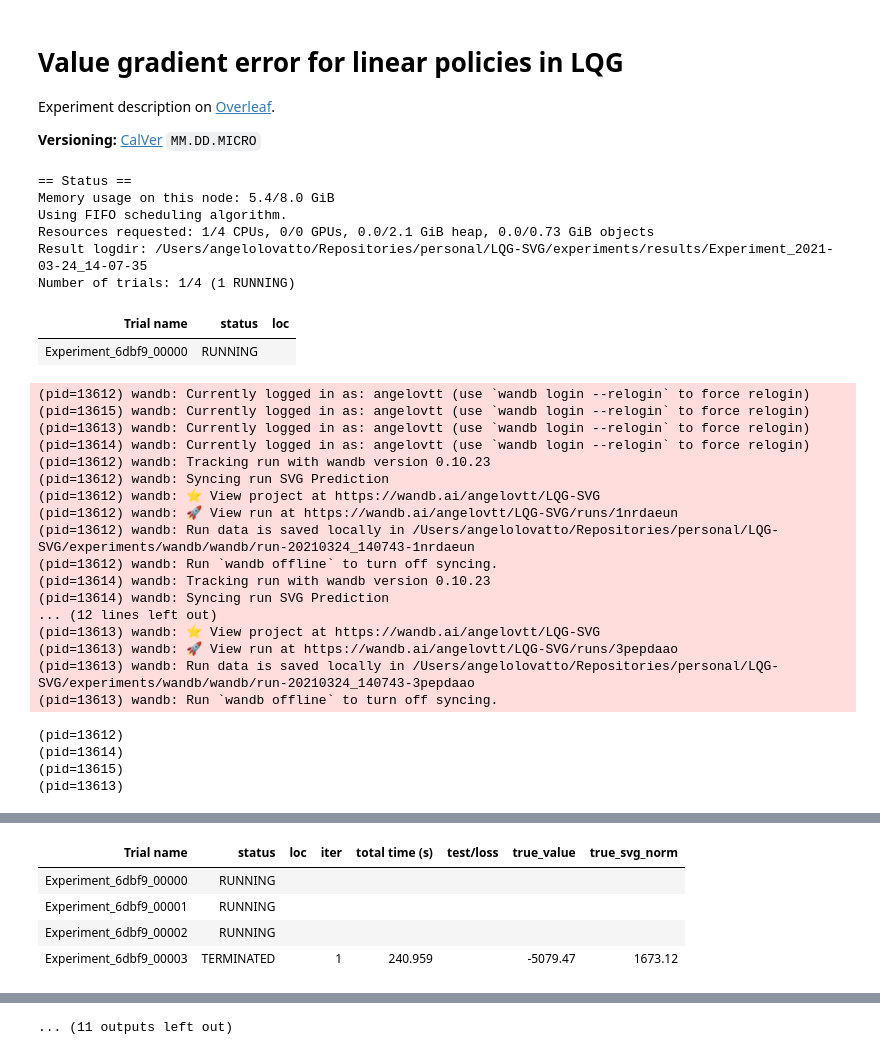
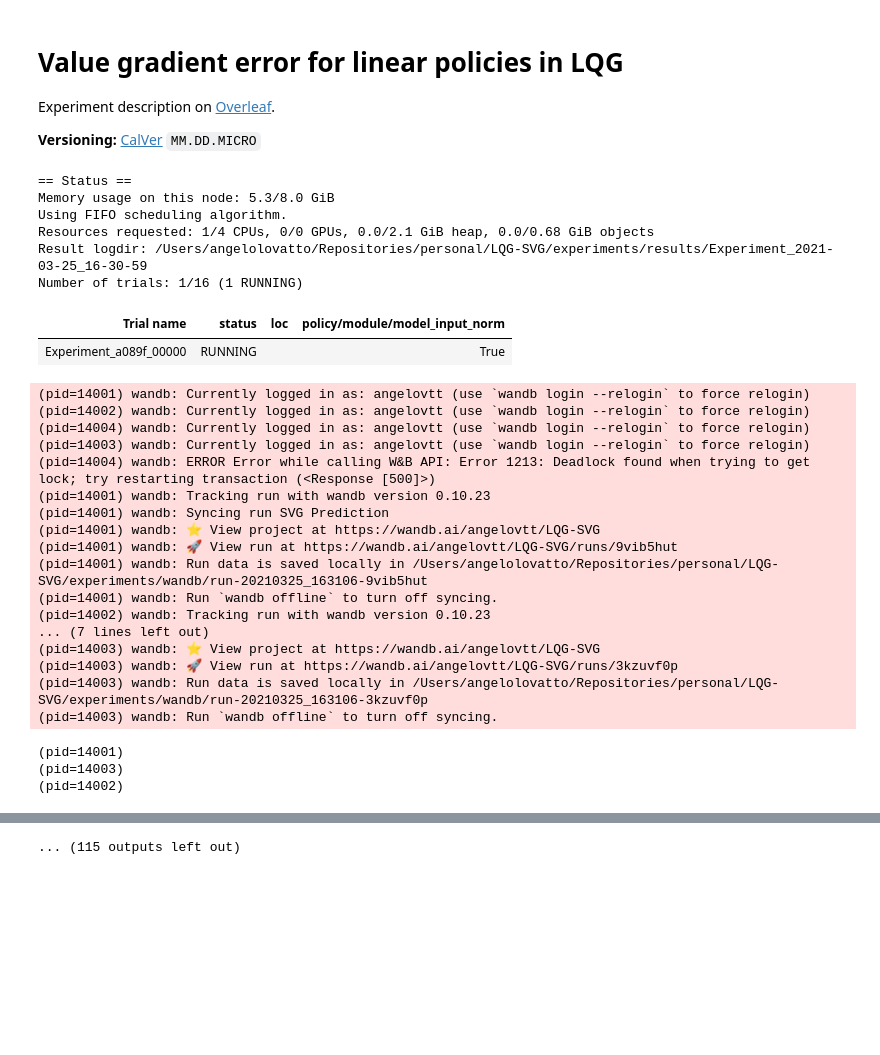
Before and after one commit to 0xangelo/LQSVG, a Jupyter notebook: experiments/value_gradient_error.ipynb, the cells around one changed output, grey strips where cells are left out. Drawn from its saved outputs; the diff is of its cells as text; code cells hidden in the pictures; blank space fills up the shorter version.

Commit message:
chore(experiments): update notebooks
Signed-off-by: Ângelo Lovatto <angelolovatto@gmail.com>

```diff
--- a/experiments/value_gradient_error.ipynb
+++ b/experiments/value_gradient_error.ipynb
@@ -84,6 +84,7 @@ class Experiment(tune.Trainable):
         self.model = LightningModel(self.worker.get_policy(), self.worker.env)
         self.model.hparams.learning_rate = self.hparams.learning_rate
         self.model.hparams.mc_samples = self.hparams.mc_samples
+        self.model.hparams.weight_decay = self.hparams.weight_decay
 
     def make_datamodule(self):
         self.datamodule = build_datamodule(
@@ -153,54 +154,62 @@ class Experiment(tune.Trainable):
 # %%
 ray.init(logging_level=logging.WARNING)
 lqsvg.register_all()
 utils.suppress_lightning_info_logging()
 
 config = {
     "env_config": dict(
         n_state=2,
         n_ctrl=2,
-        horizon=100,
+        horizon=20,
         stationary=True,
         Fs_eigval_range=(0.0, 1.0),
+        transition_bias=False,
         num_envs=100,
     ),
-    "policy": {"initialization": "xavier_uniform"},
+    "policy": {
+        "module": {
+            "policy_initializer": "xavier_uniform",
+            "model_initializer": "xavier_uniform",
+            "stationary_model": True,
+            "model_input_norm": tune.grid_search([True, False]),
+        }
+    },
     "learning_rate": 1e-3,
+    "weight_decay": 1e-4,
     "mc_samples": 32,
     "total_trajs": 1000,
     "improvement_delta": 0.0,
     "patience": 3,
-    "max_epochs": 200,
+    "max_epochs": 1000,
 }
 
-analysis = tune.run(Experiment, config=config, num_samples=4, local_dir="./results")
+analysis = tune.run(Experiment, config=config, num_samples=8, local_dir="./results")
 # %% [output]
 == Status ==
-Memory usage on this node: 5.4/8.0 GiB
+Memory usage on this node: 5.3/8.0 GiB
 Using FIFO scheduling algorithm.
-Resources requested: 1/4 CPUs, 0/0 GPUs, 0.0/2.1 GiB heap, 0.0/0.73 GiB objects
-Result logdir: /Users/angelolovatto/Repositories/personal/LQG-SVG/experiments/results/Experiment_2021-03-24_14-07-35
-Number of trials: 1/4 (1 RUNNING)
+Resources requested: 1/4 CPUs, 0/0 GPUs, 0.0/2.1 GiB heap, 0.0/0.68 GiB objects
+Result logdir: /Users/angelolovatto/Repositories/personal/LQG-SVG/experiments/results/Experiment_2021-03-25_16-30-59
+Number of trials: 1/16 (1 RUNNING)
-| Trial name | status | loc |
-| Experiment_6dbf9_00000 | RUNNING |  |
+| Trial name | status | loc | policy/module/model_input_norm |
+| Experiment_a089f_00000 | RUNNING |  | True |
-(pid=13612) wandb: Currently logged in as: angelovtt (use `wandb login --relogin` to force relogin)
-(pid=13615) wandb: Currently logged in as: angelovtt (use `wandb login --relogin` to force relogin)
-(pid=13613) wandb: Currently logged in as: angelovtt (use `wandb login --relogin` to force relogin)
-(pid=13614) wandb: Currently logged in as: angelovtt (use `wandb login --relogin` to force relogin)
-(pid=13612) wandb: Tracking run with wandb version 0.10.23
-(pid=13612) wandb: Syncing run SVG Prediction
-(pid=13612) wandb: ⭐️ View project at https://wandb.ai/angelovtt/LQG-SVG
-(pid=13612) wandb: 🚀 View run at https://wandb.ai/angelovtt/LQG-SVG/runs/1nrdaeun
-(pid=13612) wandb: Run data is saved locally in /Users/angelolovatto/Repositories/personal/LQG-SVG/experiments/wandb/wandb/run-20210324_140743-1nrdaeun
-(pid=13612) wandb: Run `wandb offline` to turn off syncing.
-(pid=13614) wandb: Tracking run with wandb version 0.10.23
-(pid=13614) wandb: Syncing run SVG Prediction
-... (12 lines left out)
-(pid=13613) wandb: ⭐️ View project at https://wandb.ai/angelovtt/LQG-SVG
-(pid=13613) wandb: 🚀 View run at https://wandb.ai/angelovtt/LQG-SVG/runs/3pepdaao
-(pid=13613) wandb: Run data is saved locally in /Users/angelolovatto/Repositories/personal/LQG-SVG/experiments/wandb/wandb/run-20210324_140743-3pepdaao
-(pid=13613) wandb: Run `wandb offline` to turn off syncing.
+(pid=14001) wandb: Currently logged in as: angelovtt (use `wandb login --relogin` to force relogin)
+(pid=14002) wandb: Currently logged in as: angelovtt (use `wandb login --relogin` to force relogin)
+(pid=14004) wandb: Currently logged in as: angelovtt (use `wandb login --relogin` to force relogin)
+(pid=14003) wandb: Currently logged in as: angelovtt (use `wandb login --relogin` to force relogin)
+(pid=14004) wandb: ERROR Error while calling W&B API: Error 1213: Deadlock found when trying to get lock; try restarting transaction (<Response [500]>)
+(pid=14001) wandb: Tracking run with wandb version 0.10.23
+(pid=14001) wandb: Syncing run SVG Prediction
+(pid=14001) wandb: ⭐️ View project at https://wandb.ai/angelovtt/LQG-SVG
+(pid=14001) wandb: 🚀 View run at https://wandb.ai/angelovtt/LQG-SVG/runs/9vib5hut
+(pid=14001) wandb: Run data is saved locally in /Users/angelolovatto/Repositories/personal/LQG-SVG/experiments/wandb/run-20210325_163106-9vib5hut
+(pid=14001) wandb: Run `wandb offline` to turn off syncing.
+(pid=14002) wandb: Tracking run with wandb version 0.10.23
+... (7 lines left out)
+(pid=14003) wandb: ⭐️ View project at https://wandb.ai/angelovtt/LQG-SVG
+(pid=14003) wandb: 🚀 View run at https://wandb.ai/angelovtt/LQG-SVG/runs/3kzuvf0p
+(pid=14003) wandb: Run data is saved locally in /Users/angelolovatto/Repositories/personal/LQG-SVG/experiments/wandb/run-20210325_163106-3kzuvf0p
+(pid=14003) wandb: Run `wandb offline` to turn off syncing.
-(pid=13612)
-(pid=13614)
-(pid=13615)
-(pid=13613)
+(pid=14001)
+(pid=14003)
+(pid=14002)
@@ -248,5 +238,0 @@ Number of trials: 4/4 (3 RUNNING, 1 TERMINATED)
-| Trial name | status | loc | iter | total time (s) | test/loss | true_value | true_svg_norm |
-| Experiment_6dbf9_00000 | RUNNING |  |  |  |  |  |  |
-| Experiment_6dbf9_00001 | RUNNING |  |  |  |  |  |  |
-| Experiment_6dbf9_00002 | RUNNING |  |  |  |  |  |  |
-| Experiment_6dbf9_00003 | TERMINATED |  | 1 | 240.959 |  | -5079.47 | 1673.12 |
@@ -296,3 +284,3 @@ Result for Experiment_6dbf9_00000:
-... (11 outputs left out)
+... (115 outputs left out)
 # %%
 ray.shutdown()
```
Also changed, not shown: parts of 1 cell of this notebook, 2 other files.
